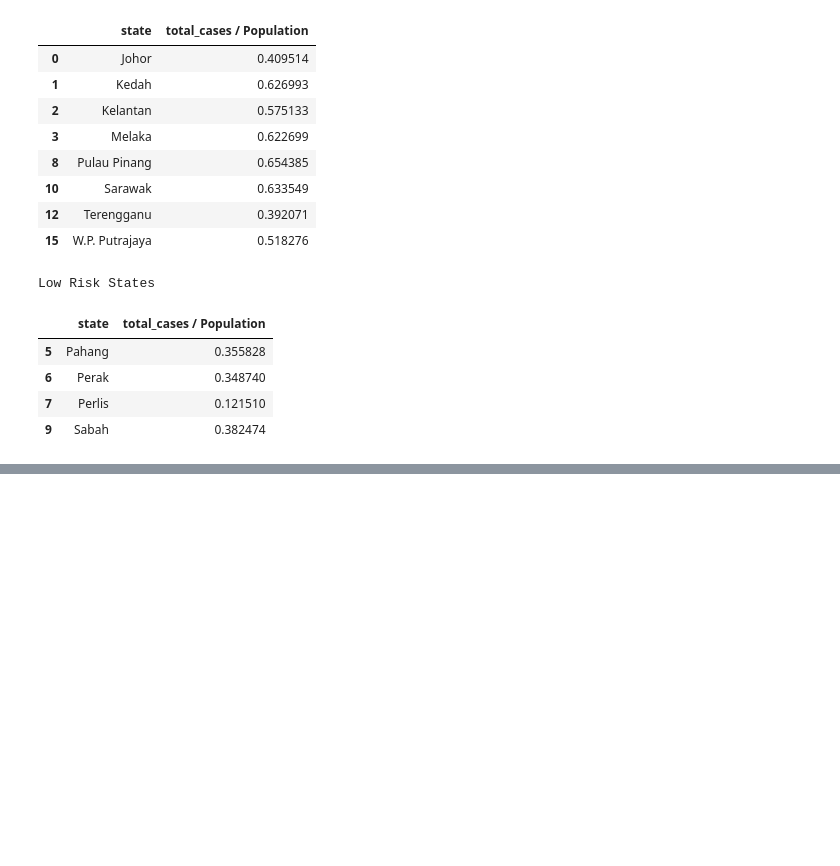
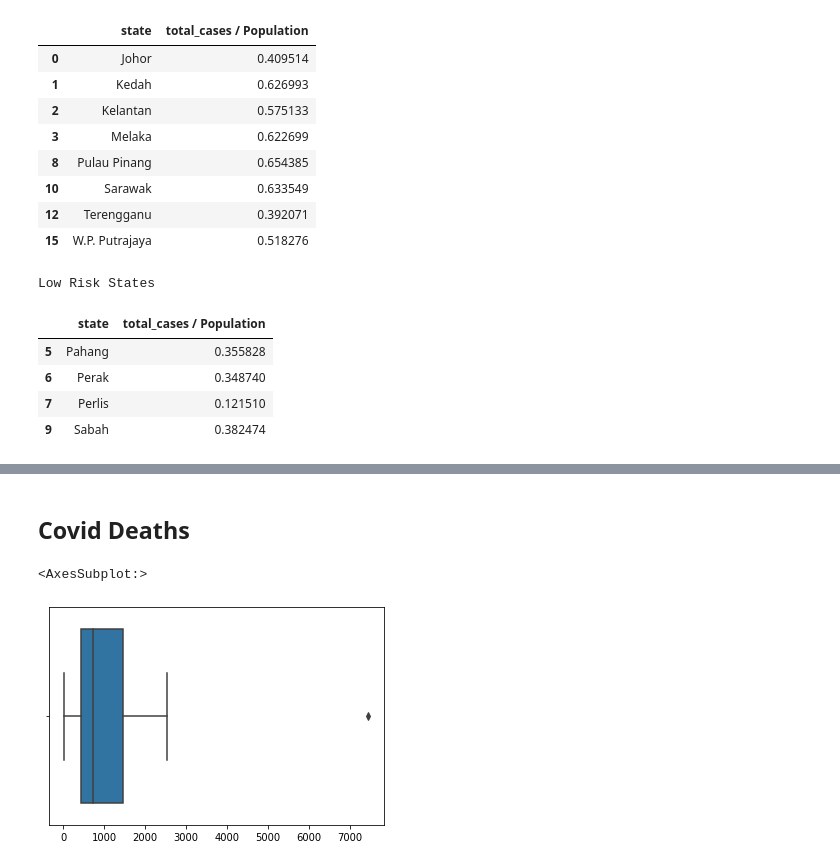
Before and after one commit to sidharrth2002/covid-streamlit, a Jupyter notebook: Q1.ipynb, the cells around one changed output, grey strips where cells are left out. Cells and saved outputs as stored; diff of their text form; code cells hidden in the pictures; blank space fills up the shorter version.

```diff
--- a/Q1.ipynb
+++ b/Q1.ipynb
@@ -645,3 +652,13 @@ tests_state
 
 cases_state.to_csv('./data/cases_state.csv')
 tests_state.to_csv('./data/tests_state.csv')
+# %% [markdown]
+## Covid Deaths
+# %%
+deaths_state = pd.read_csv('./data/deaths_state.csv')
+deaths_pivoted = deaths_state.pivot(index='date', columns='state', values='deaths_new')
+deaths_pivoted.sum()
+sns.boxplot(deaths_pivoted.sum())
+# %% [output]
+<AxesSubplot:>
+[figure, added]
```
Also changed, not shown: parts of 14 cells of this notebook, 5 other files.
